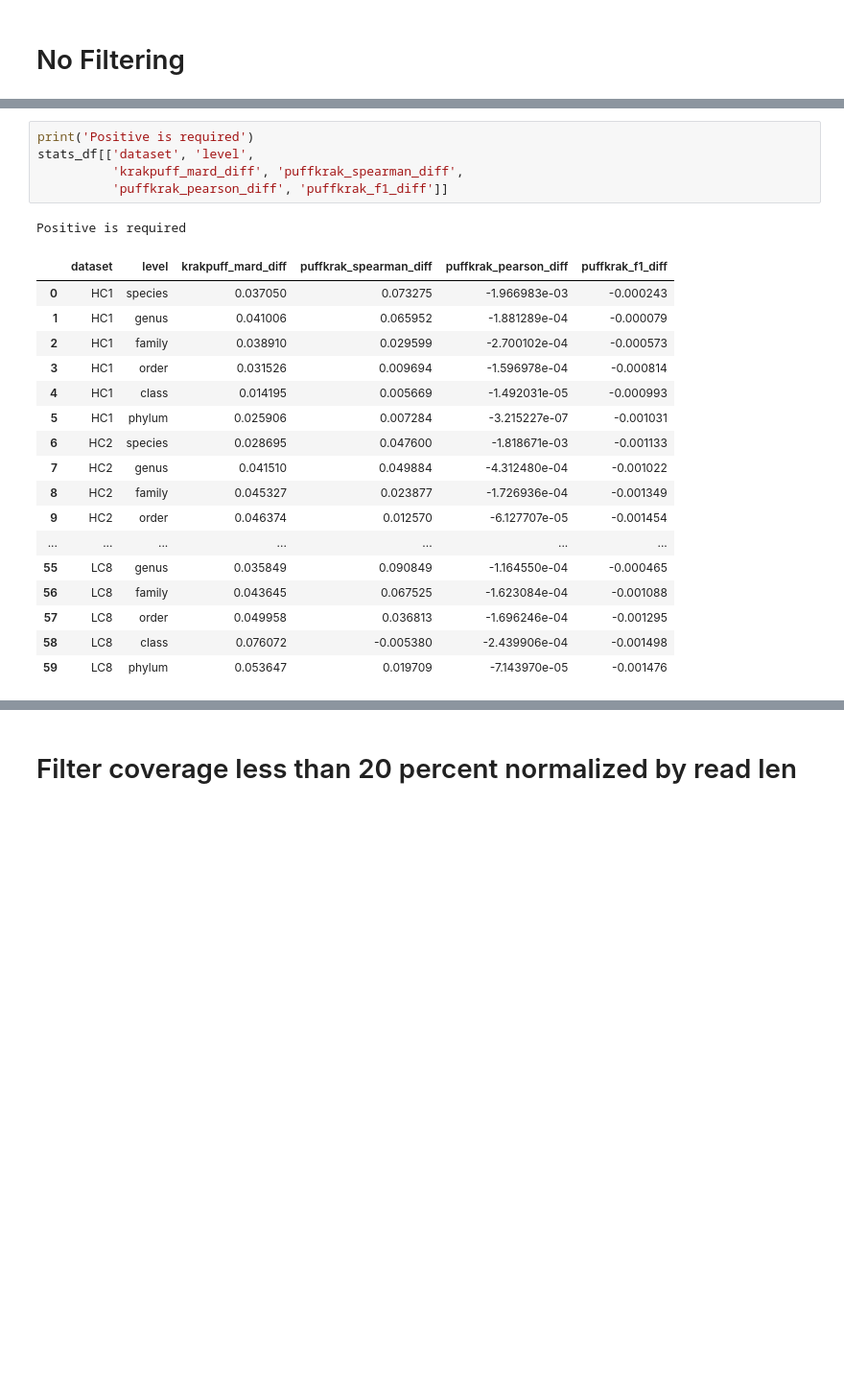
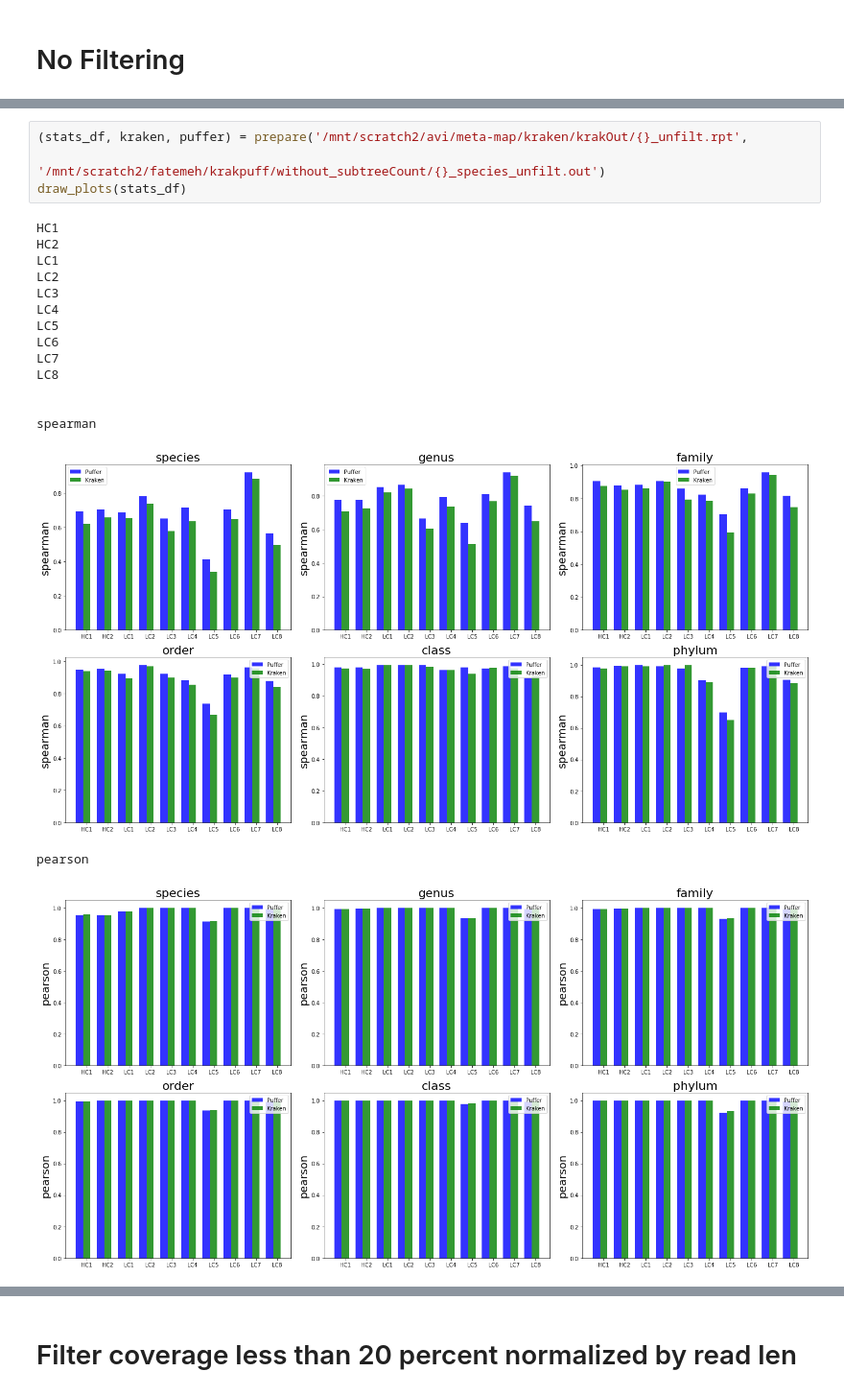
Before and after one commit to fataltes/quickNBs, a Jupyter notebook: pufferfish-krakmap.ipynb, the cells around one changed output, grey strips where cells are left out. Shown at 96% size. Cells and saved outputs as stored; diff of their text form; blank space fills up the shorter version.

```diff
--- a/pufferfish-krakmap.ipynb
+++ b/pufferfish-krakmap.ipynb
@@ -546,24 +535,21 @@ f1
-# %%
-print('Positive is required')
-stats_df[['dataset', 'level',
-          'krakpuff_mard_diff', 'puffkrak_spearman_diff',
-          'puffkrak_pearson_diff', 'puffkrak_f1_diff']]
-# %% [output]
-Positive is required
-|  | dataset | level | krakpuff_mard_diff | puffkrak_spearman_diff | puffkrak_pearson_diff | puffkrak_f1_diff |
-| 0 | HC1 | species | 0.037050 | 0.073275 | -1.966983e-03 | -0.000243 |
-| 1 | HC1 | genus | 0.041006 | 0.065952 | -1.881289e-04 | -0.000079 |
-| 2 | HC1 | family | 0.038910 | 0.029599 | -2.700102e-04 | -0.000573 |
-| 3 | HC1 | order | 0.031526 | 0.009694 | -1.596978e-04 | -0.000814 |
-| 4 | HC1 | class | 0.014195 | 0.005669 | -1.492031e-05 | -0.000993 |
-| 5 | HC1 | phylum | 0.025906 | 0.007284 | -3.215227e-07 | -0.001031 |
-| 6 | HC2 | species | 0.028695 | 0.047600 | -1.818671e-03 | -0.001133 |
-| 7 | HC2 | genus | 0.041510 | 0.049884 | -4.312480e-04 | -0.001022 |
-| 8 | HC2 | family | 0.045327 | 0.023877 | -1.726936e-04 | -0.001349 |
-| 9 | HC2 | order | 0.046374 | 0.012570 | -6.127707e-05 | -0.001454 |
-| ... | ... | ... | ... | ... | ... | ... |
-| 55 | LC8 | genus | 0.035849 | 0.090849 | -1.164550e-04 | -0.000465 |
-| 56 | LC8 | family | 0.043645 | 0.067525 | -1.623084e-04 | -0.001088 |
-| 57 | LC8 | order | 0.049958 | 0.036813 | -1.696246e-04 | -0.001295 |
-| 58 | LC8 | class | 0.076072 | -0.005380 | -2.439906e-04 | -0.001498 |
-| 59 | LC8 | phylum | 0.053647 | 0.019709 | -7.143970e-05 | -0.001476 |
+# %%
+(stats_df, kraken, puffer) = prepare('/mnt/scratch2/avi/meta-map/kraken/krakOut/{}_unfilt.rpt',
+                                                 '/mnt/scratch2/fatemeh/krakpuff/without_subtreeCount/{}_species_unfilt.out')
+draw_plots(stats_df)
+# %% [output]
+HC1
+HC2
+LC1
+LC2
+LC3
+LC4
+LC5
+LC6
+LC7
+LC8
+
+
+spearman
+[figure, added]
+pearson
+[figure, added]
```
Also changed, not shown: parts of 5 cells of this notebook.
